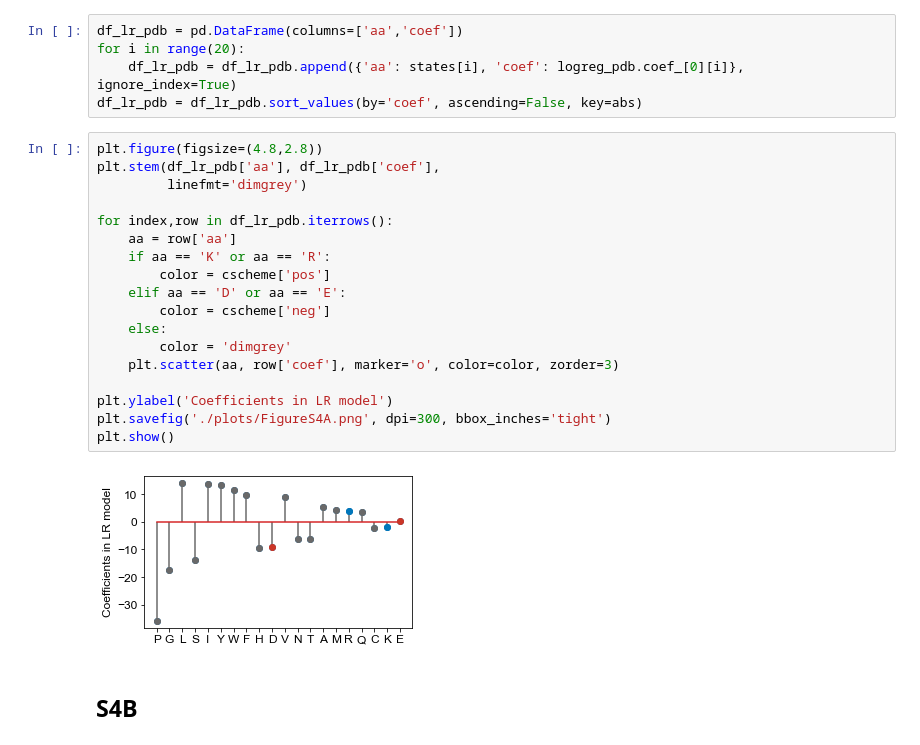
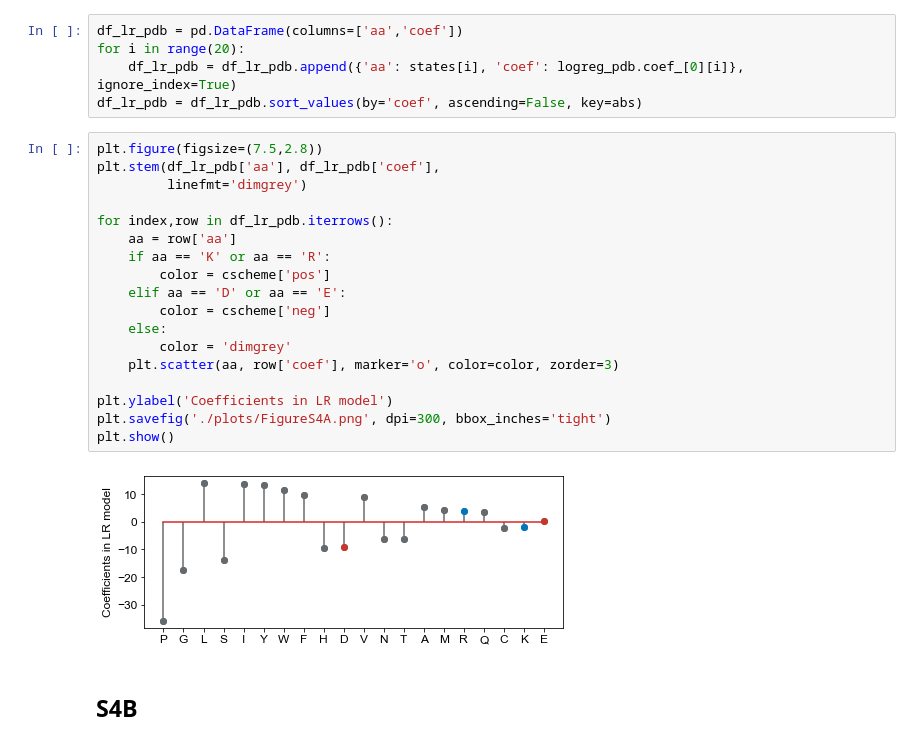
Before and after one commit to rosalindpan/hcrpaper, a Jupyter notebook: figures/FigureS4.ipynb, the cells around one changed output. Saved outputs shown, nothing was run; the diff lists cells and outputs as text.

Commit message:
figure edits

```diff
--- a/figures/FigureS4.ipynb
+++ b/figures/FigureS4.ipynb
@@ -107,25 +107,25 @@ for i in range(20):
     df_lr_pdb = df_lr_pdb.append({'aa': states[i], 'coef': logreg_pdb.coef_[0][i]}, ignore_index=True)
 df_lr_pdb = df_lr_pdb.sort_values(by='coef', ascending=False, key=abs)
 # %%
-plt.figure(figsize=(4.8,2.8))
+plt.figure(figsize=(7.5,2.8))
 plt.stem(df_lr_pdb['aa'], df_lr_pdb['coef'],
          linefmt='dimgrey')
 
 for index,row in df_lr_pdb.iterrows():
     aa = row['aa']
     if aa == 'K' or aa == 'R':
         color = cscheme['pos']
     elif aa == 'D' or aa == 'E':
         color = cscheme['neg']
     else:
         color = 'dimgrey'
     plt.scatter(aa, row['coef'], marker='o', color=color, zorder=3)
 
 plt.ylabel('Coefficients in LR model')
 plt.savefig('./plots/FigureS4A.png', dpi=300, bbox_inches='tight')
 plt.show()
 # %% [output]
-[figure, old version]
+[figure, new version]
 # %% [markdown]
 ## S4B
 # %%
```
Also changed, not shown: parts of 3 cells of this notebook, 19 other files.
